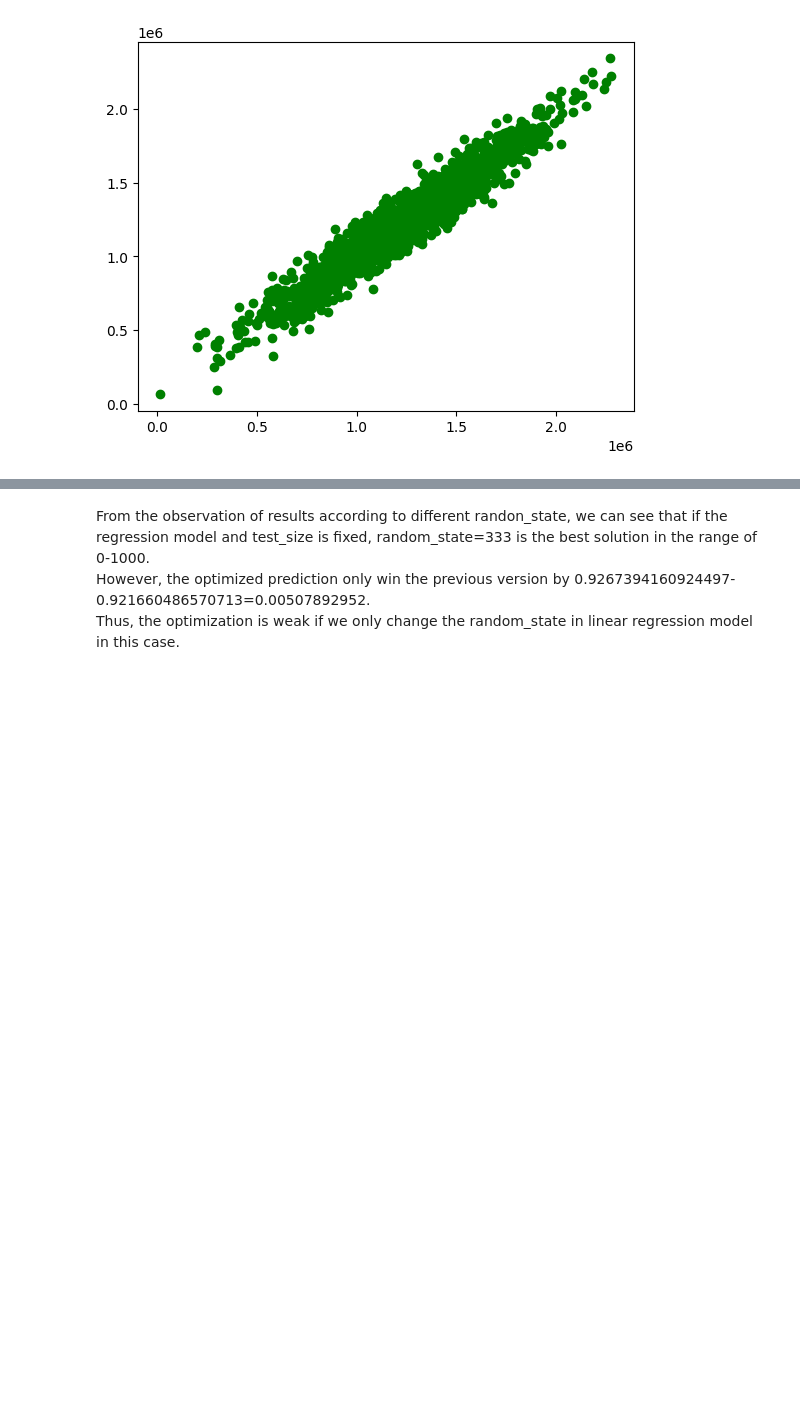
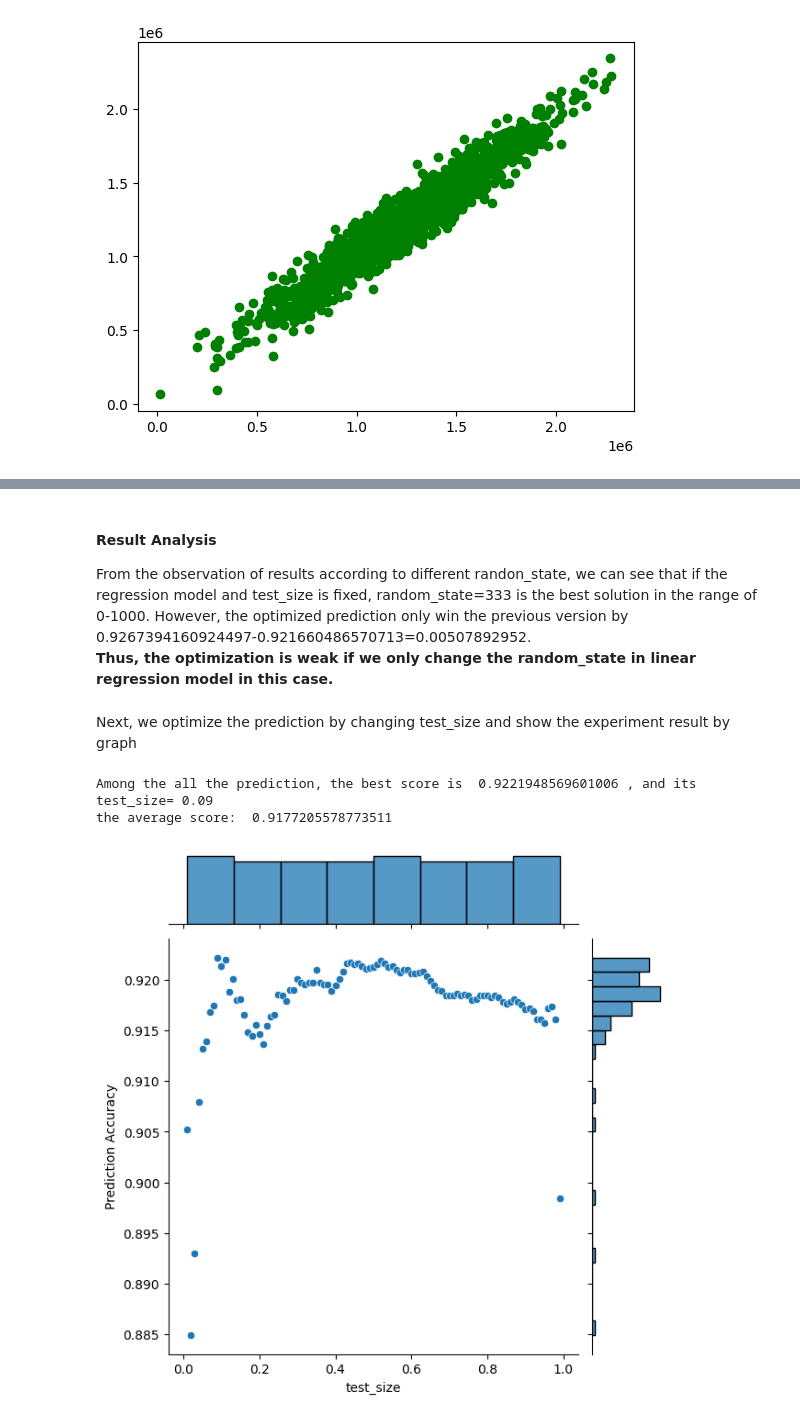
Before and after one commit to Daxting/Machine-Learning-Project, a Jupyter notebook: hw1.ipynb, the cells around one changed output, grey strips where cells are left out. Drawn from its saved outputs; the diff is of its cells as text; code cells hidden in the pictures; blank space fills up the shorter version.

Commit message:
version3

```diff
--- a/hw1.ipynb
+++ b/hw1.ipynb
@@ -153,4 +150,37 @@ the average score:  0.9177193267918753
 # %% [markdown]
-From the observation of results according to different randon_state, we can see that if the regression model and test_size is fixed, random_state=333 is the best solution in the range of 0-1000.
-However, the optimized prediction only win the previous version by 0.9267394160924497-0.921660486570713=0.00507892952.
-Thus, the optimization is weak if we only change the random_state in linear regression model in this case.
+#### Result Analysis
+From the observation of results according to different randon_state, we can see that if the regression model and test_size is fixed, random_state=333 is the best solution in the range of 0-1000. However, the optimized prediction only win the previous version by 0.9267394160924497-0.921660486570713=0.00507892952.
+**Thus, the optimization is weak if we only change the random_state in linear regression model in this case.**
+# %% [markdown]
+Next, we optimize the prediction by changing test_size and show the experiment result by graph
+# %%
+best_test_size=0
+best_score=0
+total_score=0
+test_size_data=[]
+prediction_result=[]
+for test_size_num in range(1, 100):
+    X_train,X_test,y_train,y_test=train_test_split(X,y,test_size=test_size_num/100,random_state=0)
+    reg.fit(X_train,y_train)
+    prediction_score=r2_score(y_test, reg.predict(X_test))
+    total_score=total_score+prediction_score
+    test_size_data.append(test_size_num/100)
+    prediction_result.append(prediction_score)
+    if prediction_score>best_score:
+        best_score=prediction_score
+        best_test_size=test_size_num
+    #print("test_size=",test_size_num/100," random_state=0, Prediction Accuracy:", prediction_score)
+#print("------------")
+print("Among the all the prediction, the best score is ", best_score, ", and its test_size=",best_test_size/100)
+print("the average score: ", total_score/99)
+
+jointplot = sns.jointplot(x=test_size_data,y=prediction_result)
+# Set axis labels
+jointplot.ax_joint.set_xlabel("test_size")
+jointplot.ax_joint.set_ylabel("Prediction Accuracy")
+# Show the plot
+plt.show()
+# %% [output]
+Among the all the prediction, the best score is  0.9221948569601006 , and its test_size= 0.09
+the average score:  0.9177205578773511
+[figure, added]
```
Also changed, not shown: parts of 14 cells of this notebook.
